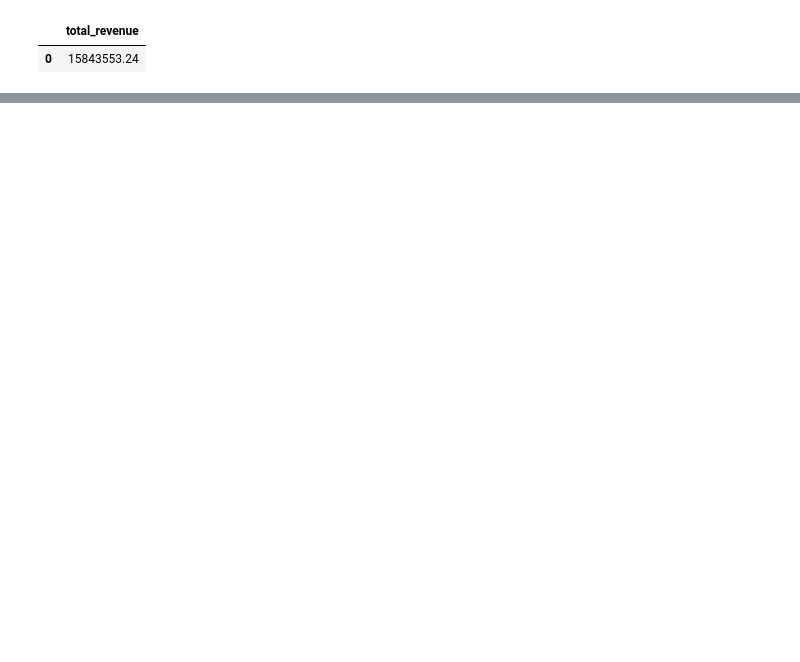
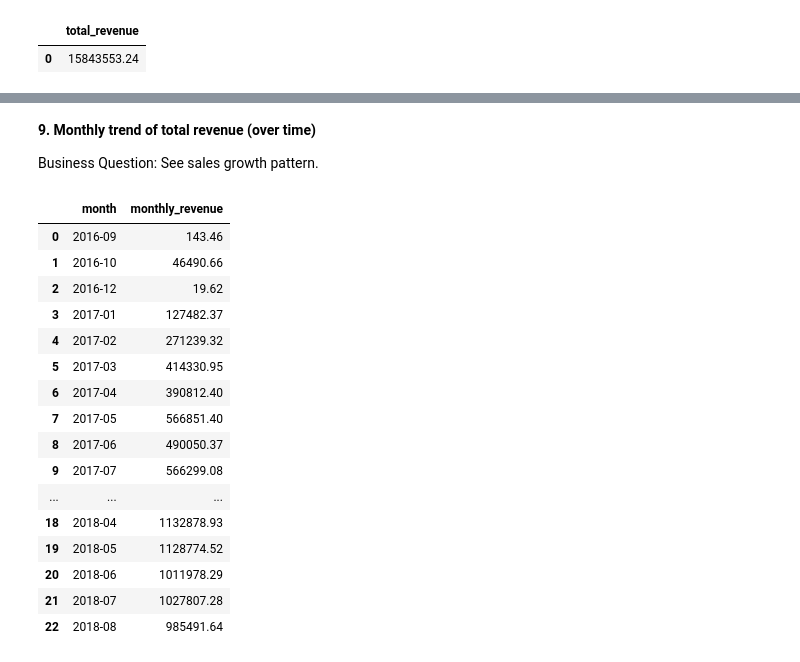
Before and after one commit to Azarbaad/Data_analytics, a Jupyter notebook: SQL_brazilian_ecommerce.ipynb, the cells around one changed output, grey strips where cells are left out. Saved outputs shown, nothing was run; the diff lists cells and outputs as text; code cells hidden in the pictures; blank space fills up the shorter version.

```diff
--- a/SQL_brazilian_ecommerce.ipynb
+++ b/SQL_brazilian_ecommerce.ipynb
@@ -295,0 +377,35 @@ display(DataTable(result))
+# %% [markdown]
+**9. Monthly trend of total revenue (over time)**
+
+Business Question: See sales growth pattern.
+# %%
+query = """
+SELECT
+    STRFTIME('%Y-%m', order_purchase_timestamp) AS month,
+    ROUND(SUM(oi.price + oi.freight_value), 2) AS monthly_revenue
+FROM orders_dataset o
+JOIN order_items_dataset oi ON o.order_id = oi.order_id
+WHERE o.order_status = 'delivered'
+GROUP BY month
+ORDER BY month;
+"""
+result = pd.read_sql(query, conn)
+display(DataTable(result))
+# %% [output]
+|  | month | monthly_revenue |
+| 0 | 2016-09 | 143.46 |
+| 1 | 2016-10 | 46490.66 |
+| 2 | 2016-12 | 19.62 |
+| 3 | 2017-01 | 127482.37 |
+| 4 | 2017-02 | 271239.32 |
+| 5 | 2017-03 | 414330.95 |
+| 6 | 2017-04 | 390812.40 |
+| 7 | 2017-05 | 566851.40 |
+| 8 | 2017-06 | 490050.37 |
+| 9 | 2017-07 | 566299.08 |
+| ... | ... | ... |
+| 18 | 2018-04 | 1132878.93 |
+| 19 | 2018-05 | 1128774.52 |
+| 20 | 2018-06 | 1011978.29 |
+| 21 | 2018-07 | 1027807.28 |
+| 22 | 2018-08 | 985491.64 |
```
Also changed, not shown: parts of 14 cells of this notebook.
